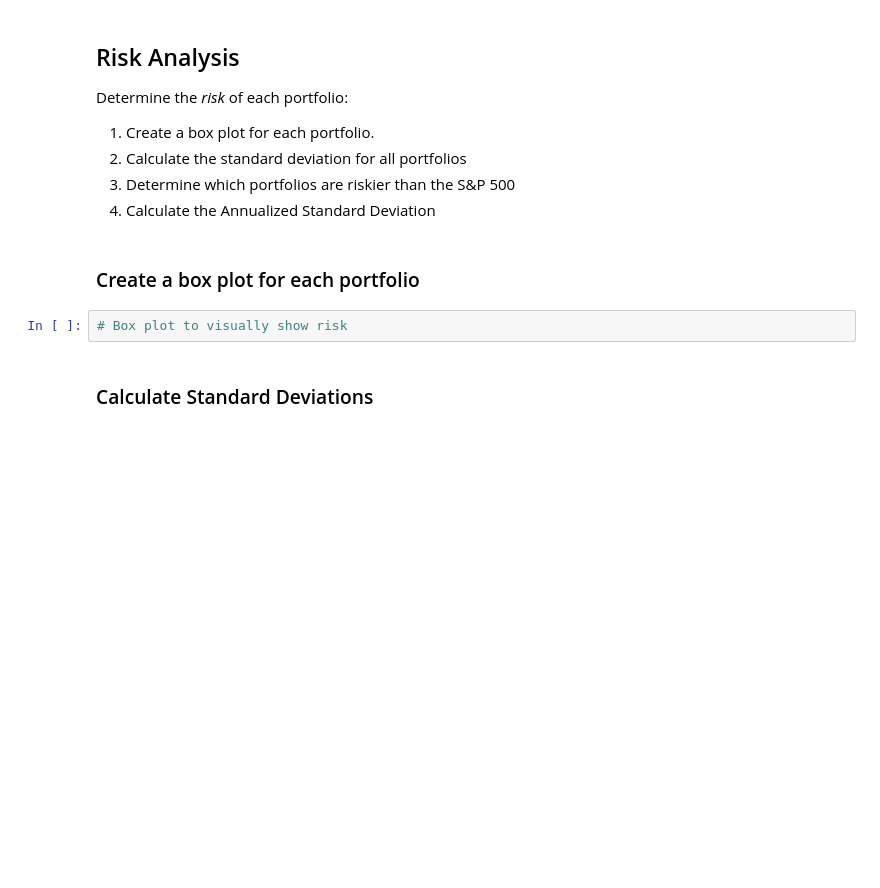
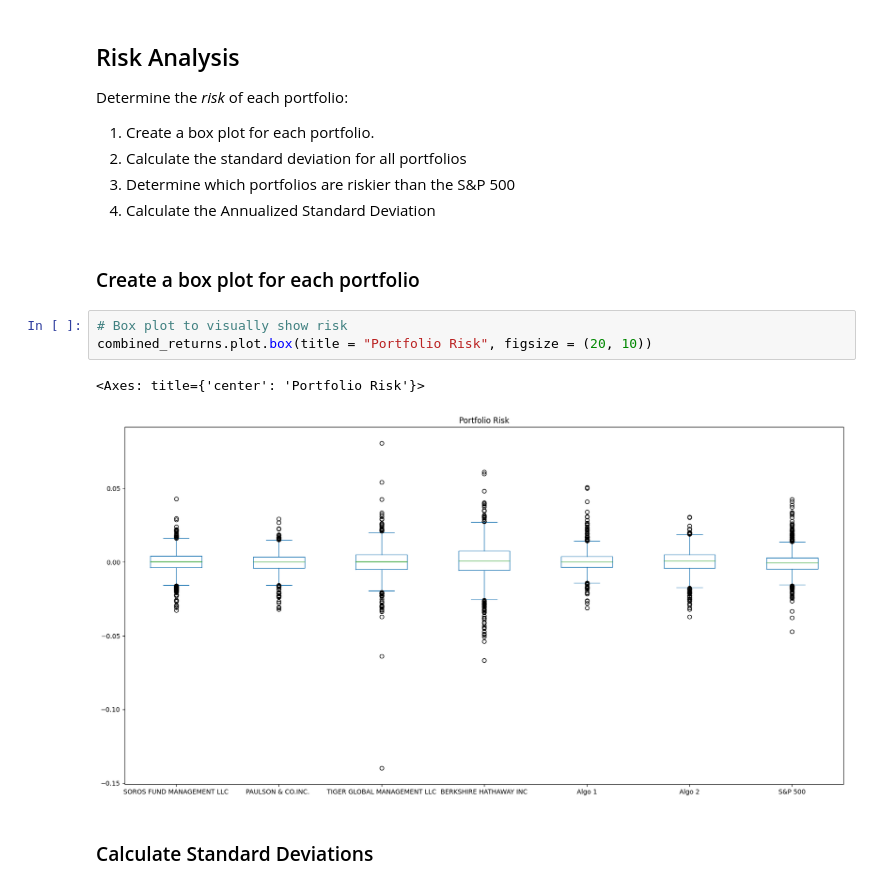
Before and after one commit to kevgeedj/Whale-Returns, a Jupyter notebook: whale_analysis.ipynb, the cells around one changed output. Drawn from its saved outputs; the diff is of its cells as text; blank space fills up the shorter version.

```diff
--- a/whale_analysis.ipynb
+++ b/whale_analysis.ipynb
@@ -189,6 +204,10 @@ Determine the _risk_ of each portfolio:
 ### Create a box plot for each portfolio
 # %%
 # Box plot to visually show risk
+combined_returns.plot.box(title = "Portfolio Risk", figsize = (20, 10))
+# %% [output]
+<Axes: title={'center': 'Portfolio Risk'}>
+[figure, added]
 # %% [markdown]
 ### Calculate Standard Deviations
 # %%
```
Also changed, not shown: parts of 42 cells of this notebook, 6 other files.
